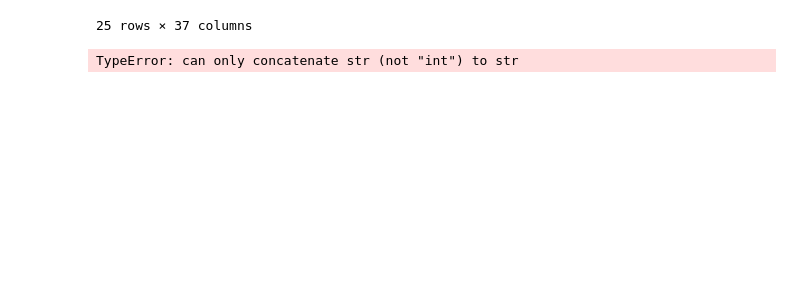
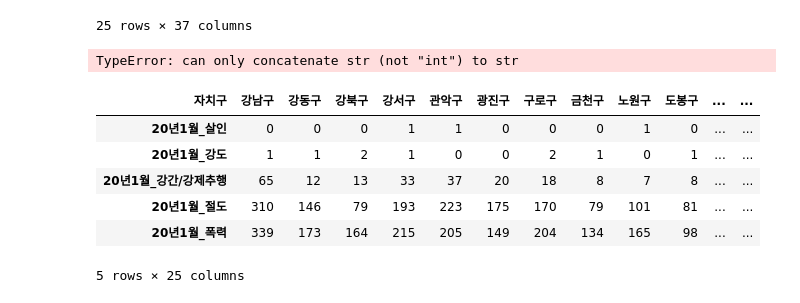
Before and after one commit to BanSugyeong/Crime-Alert-Service, a Jupyter notebook: machine learning/crime/crime_preprocessing.ipynb, the cells around one changed output. Cells and saved outputs as stored; diff of their text form; code cells hidden in the pictures; blank space fills up the shorter version.

```diff
--- a/machine learning/crime/crime_preprocessing.ipynb
+++ b/machine learning/crime/crime_preprocessing.ipynb
@@ -592,3 +592,14 @@ row_sum = df.sum(axis=1)
 row_sum
 # %% [output]
 TypeError: can only concatenate str (not "int") to str
+# %%
+data = data.T
+data.head()
+# %% [output]
+| 자치구 | 강남구 | 강동구 | 강북구 | 강서구 | 관악구 | 광진구 | 구로구 | 금천구 | 노원구 | 도봉구 | ... | ... |
+| 20년1월_살인 | 0 | 0 | 0 | 1 | 1 | 0 | 0 | 0 | 1 | 0 | ... | ... |
+| 20년1월_강도 | 1 | 1 | 2 | 1 | 0 | 0 | 2 | 1 | 0 | 1 | ... | ... |
+| 20년1월_강간/강제추행 | 65 | 12 | 13 | 33 | 37 | 20 | 18 | 8 | 7 | 8 | ... | ... |
+| 20년1월_절도 | 310 | 146 | 79 | 193 | 223 | 175 | 170 | 79 | 101 | 81 | ... | ... |
+| 20년1월_폭력 | 339 | 173 | 164 | 215 | 205 | 149 | 204 | 134 | 165 | 98 | ... | ... |
+5 rows × 25 columns
```
Also changed, not shown: parts of 2 cells of this notebook, 1 other file.
